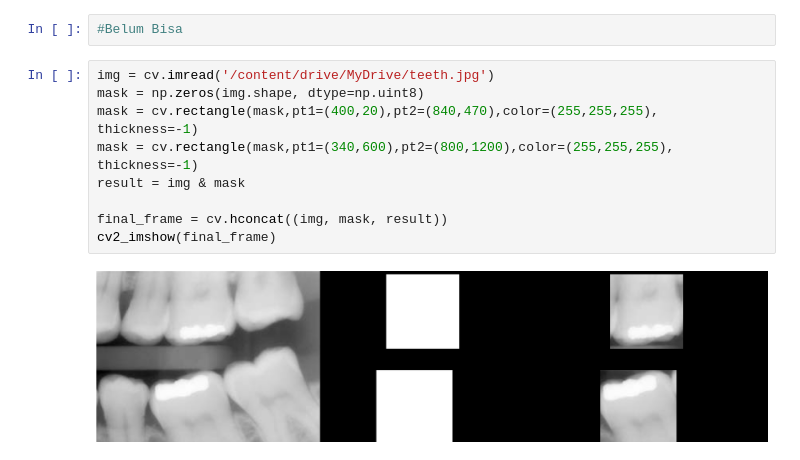
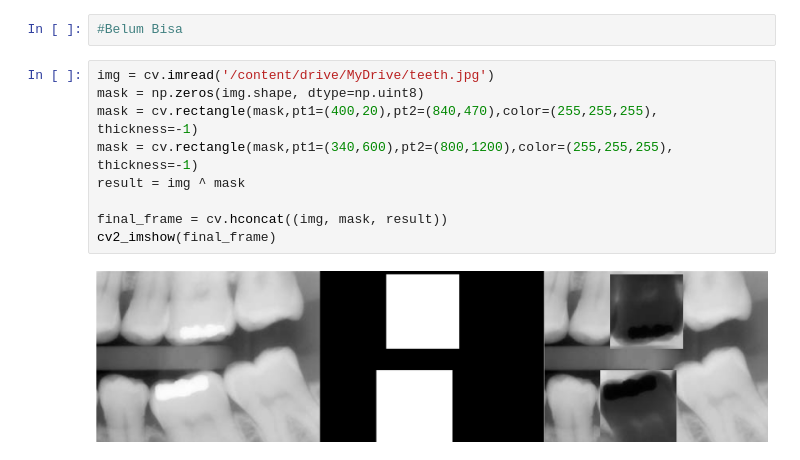
Before and after one commit to rizalanhari/PCVK_Genap_2021, a Jupyter notebook: Week5.ipynb, the cells around one changed output. Drawn from its saved outputs; the diff is of its cells as text.

```diff
--- a/Week5.ipynb
+++ b/Week5.ipynb
@@ -66,11 +66,11 @@ Masukkan nilai bit depth: 2
 # %%
 img = cv.imread('/content/drive/MyDrive/teeth.jpg')
 mask = np.zeros(img.shape, dtype=np.uint8)
 mask = cv.rectangle(mask,pt1=(400,20),pt2=(840,470),color=(255,255,255), thickness=-1)
 mask = cv.rectangle(mask,pt1=(340,600),pt2=(800,1200),color=(255,255,255), thickness=-1)
-result = img & mask
+result = img ^ mask
 
 final_frame = cv.hconcat((img, mask, result))
 cv2_imshow(final_frame)
 # %% [output]
-[figure, old version]
+[figure, new version]
```
